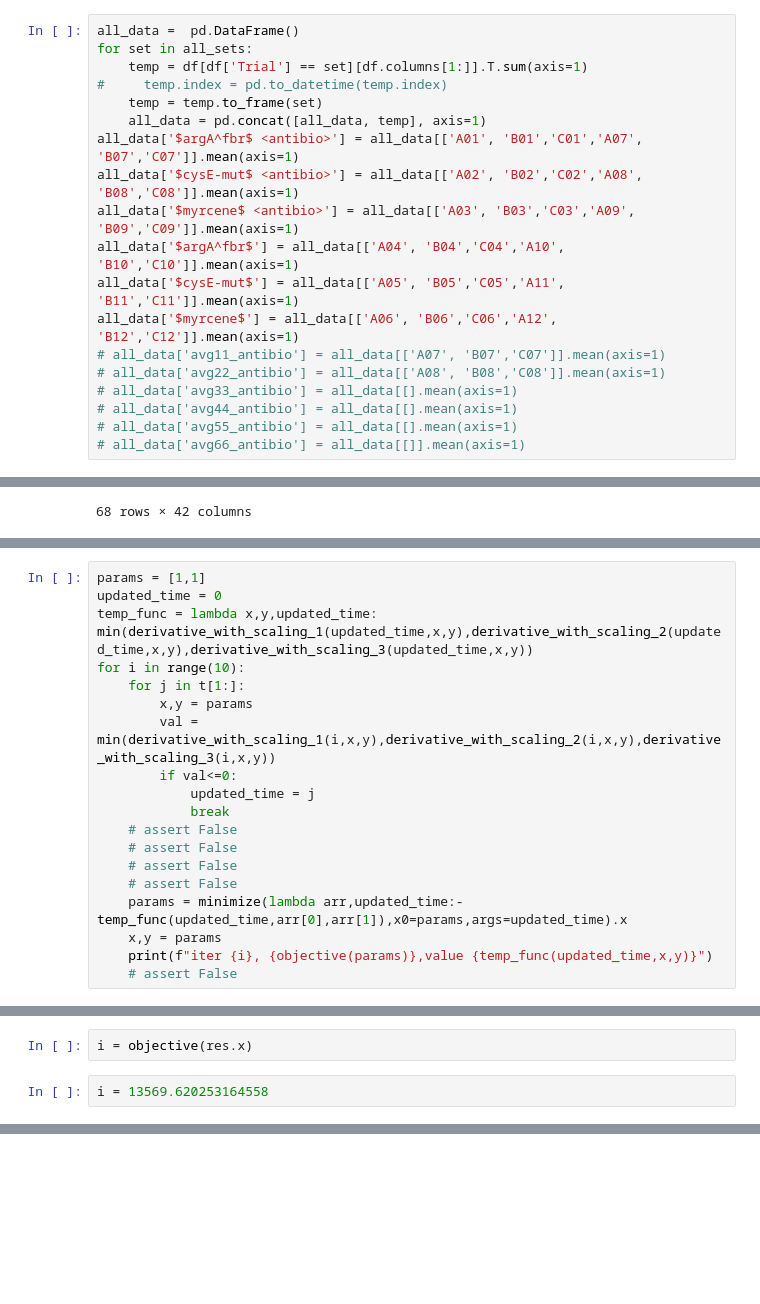
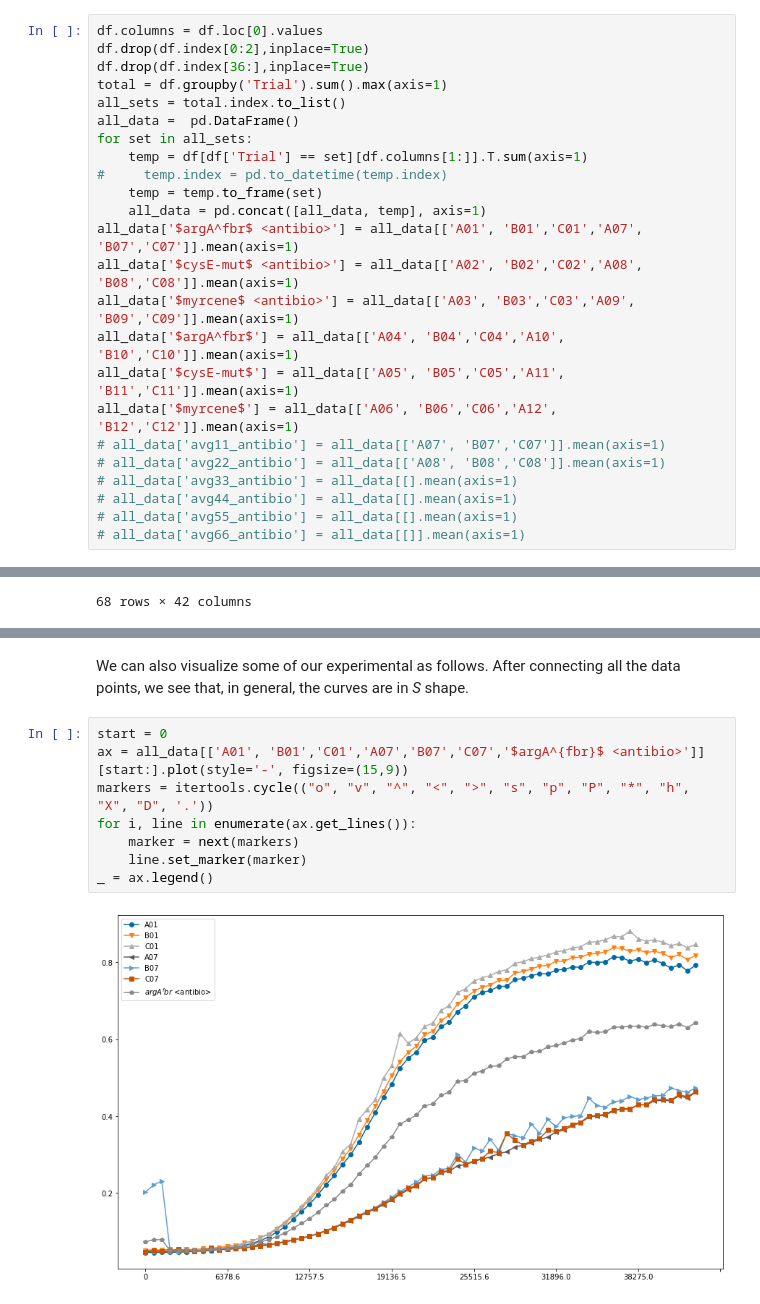
Before and after one commit to jasonliuuu/igem-model, a Jupyter notebook: main.ipynb, the cells around one changed output, grey strips where cells are left out. Cells and saved outputs as stored; diff of their text form; blank space fills up the shorter version.

```diff
--- a/main.ipynb
+++ b/main.ipynb
@@ -91,4 +85,9 @@ all_sets
 # %%
+df.columns = df.loc[0].values
+df.drop(df.index[0:2],inplace=True)
+df.drop(df.index[36:],inplace=True)
+total = df.groupby('Trial').sum().max(axis=1)
+all_sets = total.index.to_list()
 all_data =  pd.DataFrame()
 for set in all_sets:
     temp = df[df['Trial'] == set][df.columns[1:]].T.sum(axis=1)
@@ -380,19 +126,0 @@ objective(p0)
-# %%
-params = [1,1]
-updated_time = 0
-temp_func = lambda x,y,updated_time: min(derivative_with_scaling_1(updated_time,x,y),derivative_with_scaling_2(updated_time,x,y),derivative_with_scaling_3(updated_time,x,y))
-for i in range(10):
-    for j in t[1:]:
-        x,y = params
-        val = min(derivative_with_scaling_1(i,x,y),derivative_with_scaling_2(i,x,y),derivative_with_scaling_3(i,x,y))
-        if val<=0:
-            updated_time = j
-            break
-    # assert False
-    # assert False
-    # assert False
-    # assert False
-    params = minimize(lambda arr,updated_time:-temp_func(updated_time,arr[0],arr[1]),x0=params,args=updated_time).x
-    x,y = params
-    print(f"iter {i}, {objective(params)},value {temp_func(updated_time,x,y)}")
-    # assert False
@@ -414,4 +126,0 @@ array([1., 1.])
-# %%
-i = objective(res.x)
-# %%
-i = 13569.620253164558
@@ -453,0 +127,12 @@ minimize(lambda :, -1)
+# %% [markdown]
+We can also visualize some of our experimental as follows. After connecting all the data points, we see that, in general, the curves are in _S_ shape.
+# %%
+start = 0
+ax = all_data[['A01', 'B01','C01','A07','B07','C07','$argA^{fbr}$ <antibio>']][start:].plot(style='-', figsize=(15,9))
+markers = itertools.cycle(("o", "v", "^", "<", ">", "s", "p", "P", "*", "h", "X", "D", '.'))
+for i, line in enumerate(ax.get_lines()):
+    marker = next(markers)
+    line.set_marker(marker)
+_ = ax.legend()
+# %% [output]
+[figure, added]
```
Also changed, not shown: parts of 61 cells of this notebook, 14 other files.
